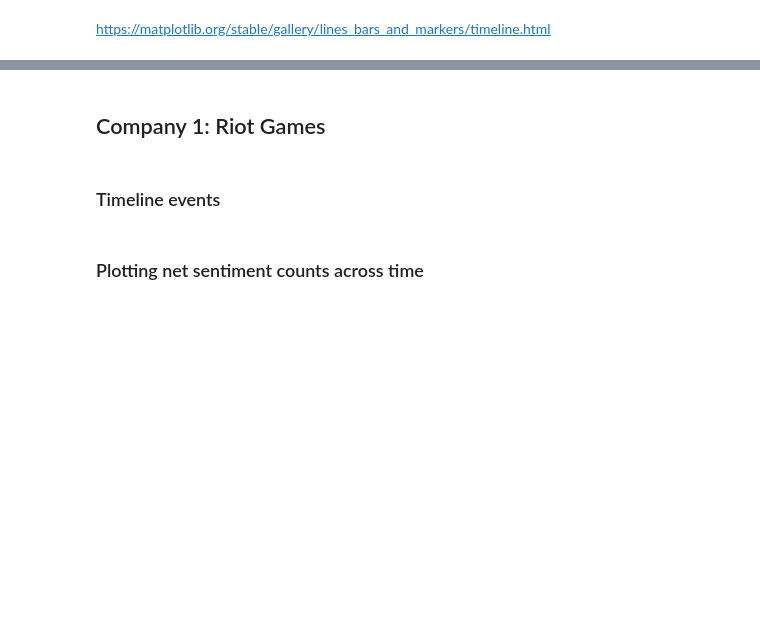
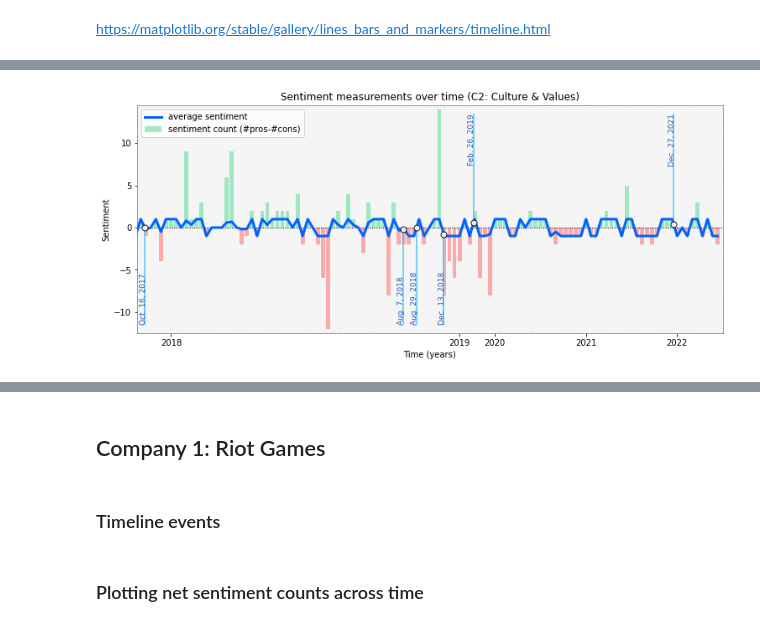
Before and after one commit to michellecchen/cs72_final, a Jupyter notebook: timelines.ipynb, the cells around one changed output, grey strips where cells are left out. Saved outputs shown, nothing was run; the diff lists cells and outputs as text; code cells hidden in the pictures; blank space fills up the shorter version.

```diff
--- a/timelines.ipynb
+++ b/timelines.ipynb
@@ -467,0 +624,4 @@ sony_counts_df_6 = generate_net_sentiment_counts_df(sony_pros_df_6, sony_cons_df
+# %%
+plot_histogram_trimmed(riot_counts_df_2, riot_event_timeline, riot_event_labels, "C2: Culture & Values")
+# %% [output]
+[figure, added]
```
Also changed, not shown: parts of 42 cells of this notebook.
